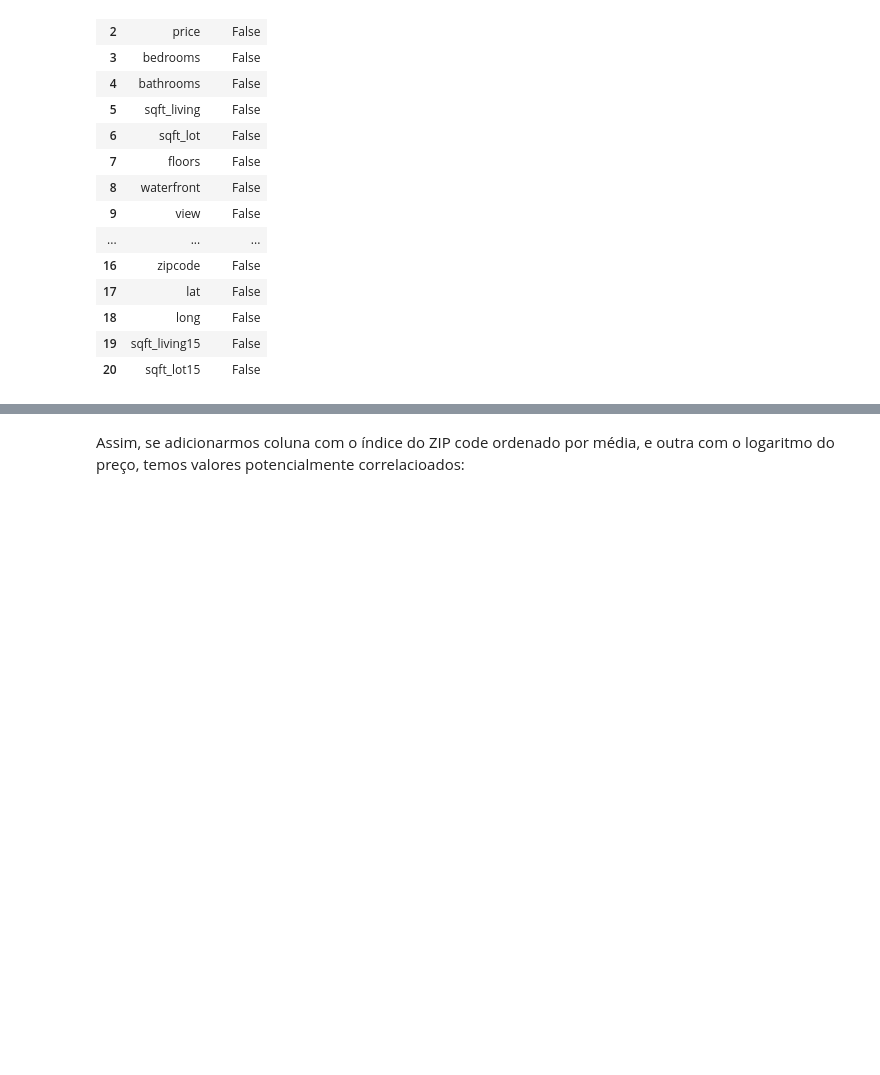
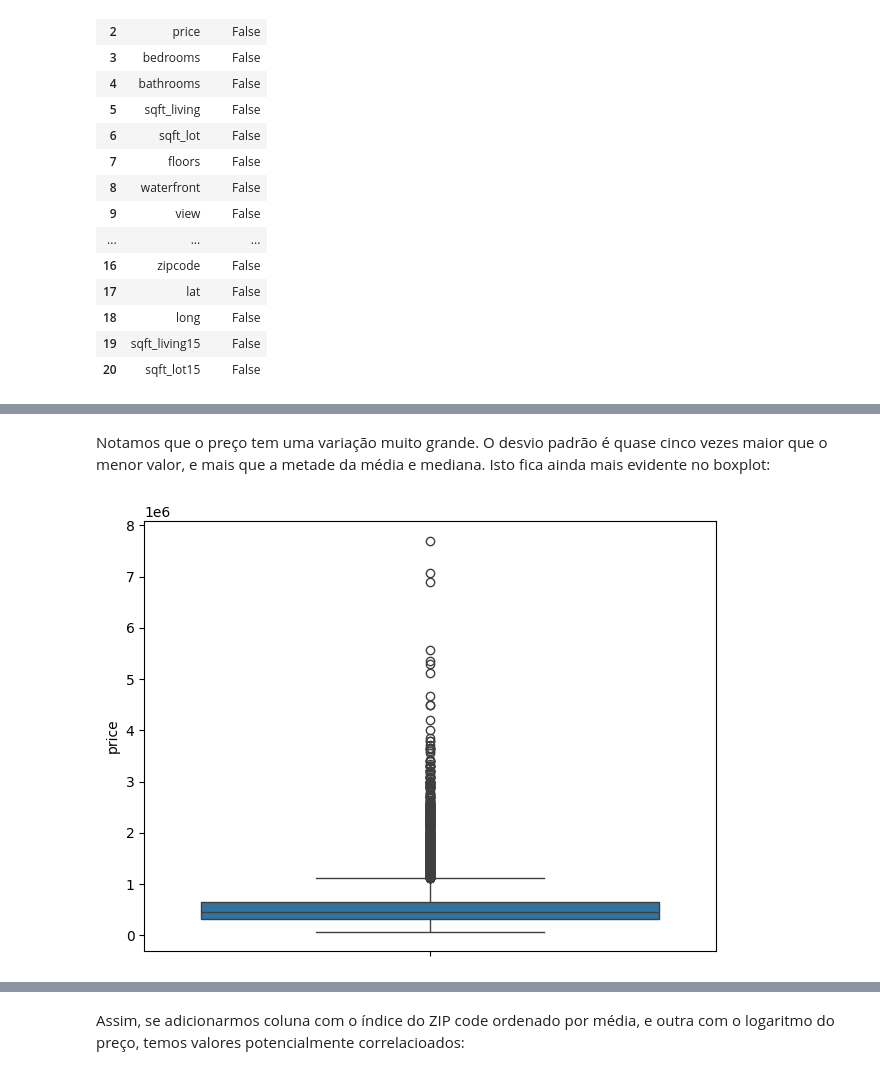
Before and after one commit to brandizzi/AEDI2025, a Jupyter notebook: ProvaAEDI202502-AdamBrandizzi.ipynb, the cells around one changed output, grey strips where cells are left out. Saved outputs shown, nothing was run; the diff lists cells and outputs as text; code cells hidden in the pictures; blank space fills up the shorter version.

```diff
--- a/ProvaAEDI202502-AdamBrandizzi.ipynb
+++ b/ProvaAEDI202502-AdamBrandizzi.ipynb
@@ -165,0 +154,14 @@ DF(X_y_corr).sort_values(by=0)
+# %% [markdown]
+Notamos que o preço tem uma variação muito grande. O desvio padrão é quase cinco vezes maior que o menor valor, e mais que a metade da média e mediana. Isto fica ainda mais evidente no boxplot:
+# %%
+import math
+import seaborn as sns
+import matplotlib.pyplot as plt
+
+def boxplot(df, column):
+    sns.boxplot(data=df, y=column)
+    plt.tight_layout()
+    plt.show()
+boxplot(y_df, 'price')
+# %% [output]
+[figure, added]
```
Also changed, not shown: parts of 152 cells of this notebook, 1 other file.
